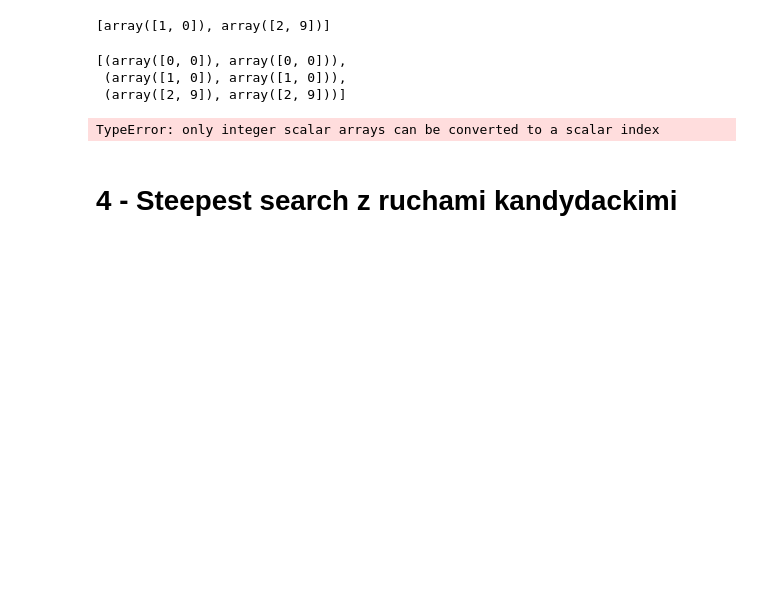
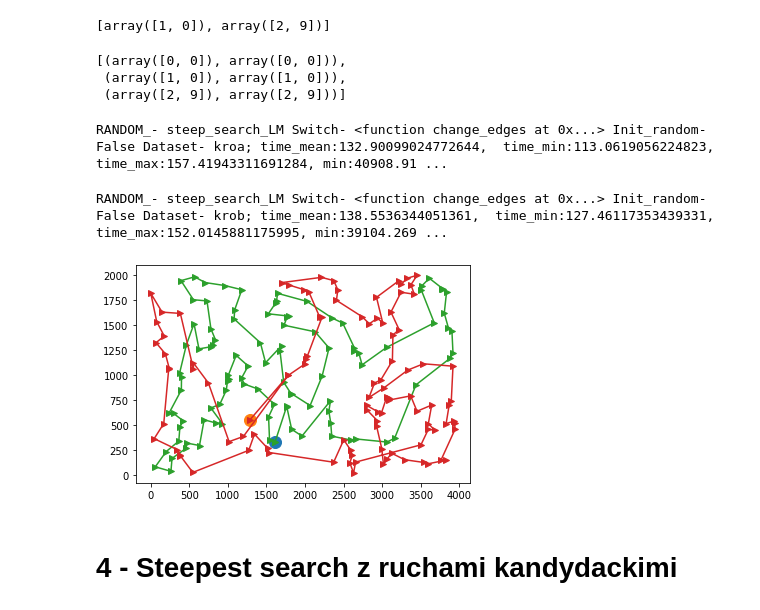
Before and after one commit to mikolaj-sienkiewicz/PP_Inteligente_Metody_Optymalizacji, a Jupyter notebook: Lab3/Lab3Papito.ipynb, the cells around one changed output. Saved outputs shown, nothing was run; the diff lists cells and outputs as text; code cells hidden in the pictures; blank space fills up the shorter version.

```diff
--- a/Lab3/Lab3Papito.ipynb
+++ b/Lab3/Lab3Papito.ipynb
@@ -693,39 +934,41 @@ array([[1, 0],
 
 
 dataset_choice = "kroa"
-search = steep_search
+search = steep_search_LM
 switch = change_edges
 
 
 for dataset_choice in ['kroa', 'krob']:
     if dataset_choice=="kroa":
         dataset=np_kroa
         dist=copy.deepcopy(dista)
     else:
         dataset=np_krob
         dist=copy.deepcopy(distb)
 
     timeTable = []
     distanceTable = []
     cyclesTable = []
     bestDistance = 0
     for _ in tqdm(range(N)):
         startTime = time()
         cycles, bestDistance = search(dist, dataset, 60, switch=switch)
         distanceTable.append(bestDistance)
         cyclesTable.append(cycles)
         timeTable.append(time() - startTime)
     print(f"RANDOM_- {search.__name__} Switch- {switch} Init_random- {init_random} Dataset- {dataset_choice}; time_mean:{np.mean(timeTable)},  time_min:{np.min(timeTable)}, time_max:{np.max(timeTable)}, min:{np.min(distanceTable)}, max:{np.max(distanceTable)}, mean:{np.mean(distanceTable)}")
 
 
     plt.clf()
     plt.plot(dataset[:,0][cycles[0][0]], dataset[:,1][cycles[0][0]], "o", markersize=12)
     plt.plot(dataset[:,0][cycles[1][0]], dataset[:,1][cycles[1][0]], "o", markersize=12)
     plt.plot(dataset[:,0][[*cycles[0],cycles[0][0]]], dataset[:,1][[*cycles[0],cycles[0][0]]], "->")
     plt.plot(dataset[:,0][[*cycles[1],cycles[1][1]]], dataset[:,1][[*cycles[1],cycles[1][1]]], "->")
 
     plt.savefig(f'RANDOM_best_NN_{search.__name__}_random{init_random}_{switch}_{dataset_choice}.png')
 # %% [output]
-TypeError: only integer scalar arrays can be converted to a scalar index
+RANDOM_- steep_search_LM Switch- <function change_edges at 0x...> Init_random- False Dataset- kroa; time_mean:132.90099024772644,  time_min:113.0619056224823, time_max:157.41943311691284, min:40908.91 ...
+RANDOM_- steep_search_LM Switch- <function change_edges at 0x...> Init_random- False Dataset- krob; time_mean:138.5536344051361,  time_min:127.46117353439331, time_max:152.0145881175995, min:39104.269 ...
+[figure, added]
 # %% [markdown]
 # 4 - Steepest search z ruchami kandydackimi
```
Also changed, not shown: parts of 11 cells of this notebook, 4 other files.
